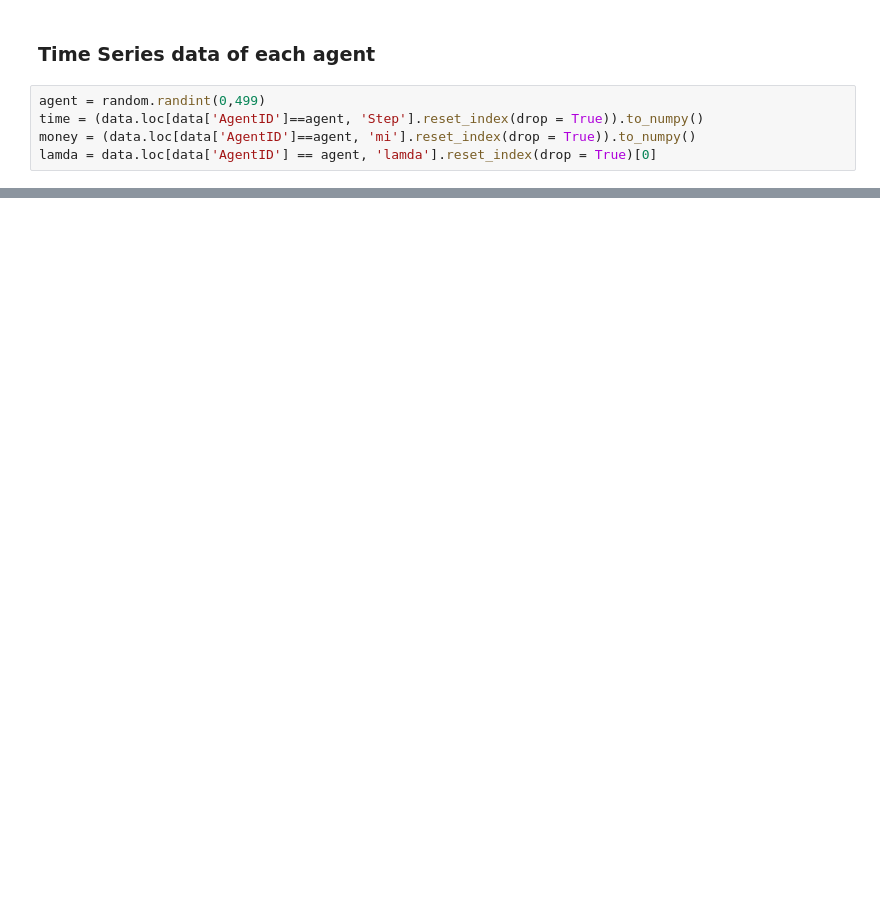
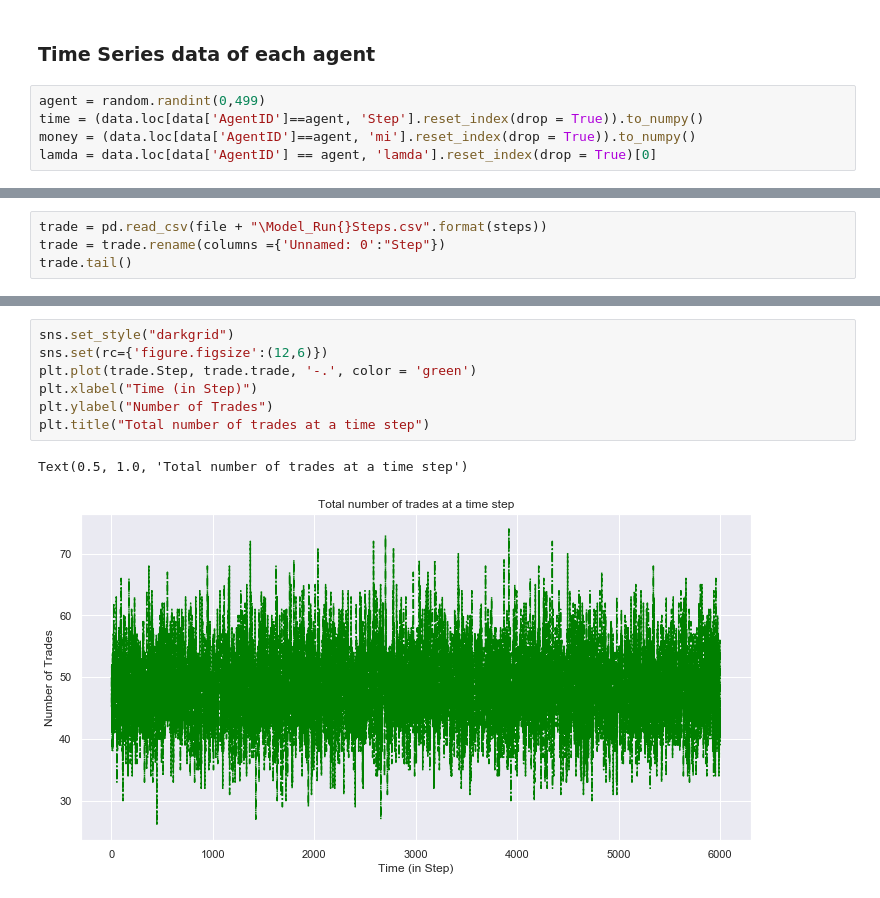
Before and after one commit to namithatresajoppan/GraduationResearchProject, a Jupyter notebook: Heterogenous Agents/Homophily_Network_Version1.ipynb, the cells around one changed output, grey strips where cells are left out. Cells and saved outputs as stored; diff of their text form; blank space fills up the shorter version.

```diff
--- a/Heterogenous Agents/Homophily_Network_Version1.ipynb
+++ b/Heterogenous Agents/Homophily_Network_Version1.ipynb
@@ -152,0 +158,4 @@ plt.savefig("WealthDist_agent{}".format(agent))
+# %%
+trade = pd.read_csv(file + "\Model_Run{}Steps.csv".format(steps))
+trade = trade.rename(columns ={'Unnamed: 0':"Step"})
+trade.tail()
@@ -152,0 +169,10 @@ plt.savefig("WealthDist_agent{}".format(agent))
+# %%
+sns.set_style("darkgrid")
+sns.set(rc={'figure.figsize':(12,6)})
+plt.plot(trade.Step, trade.trade, '-.', color = 'green')
+plt.xlabel("Time (in Step)")
+plt.ylabel("Number of Trades")
+plt.title("Total number of trades at a time step")
+# %% [output]
+Text(0.5, 1.0, 'Total number of trades at a time step')
+[figure, added]
```
Also changed, not shown: parts of 21 cells of this notebook.
